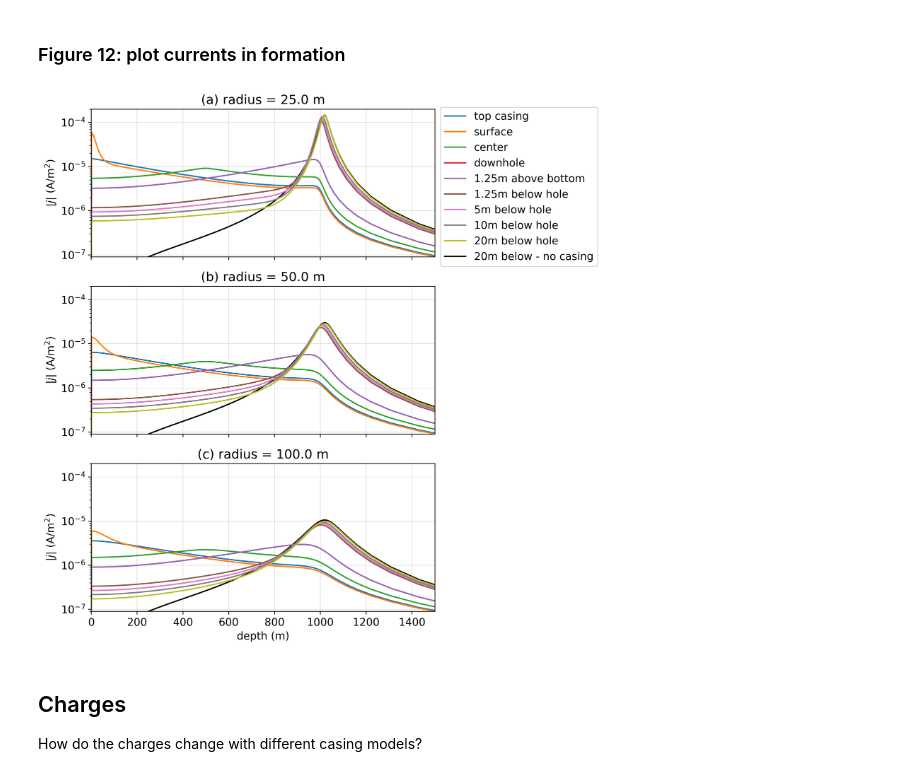
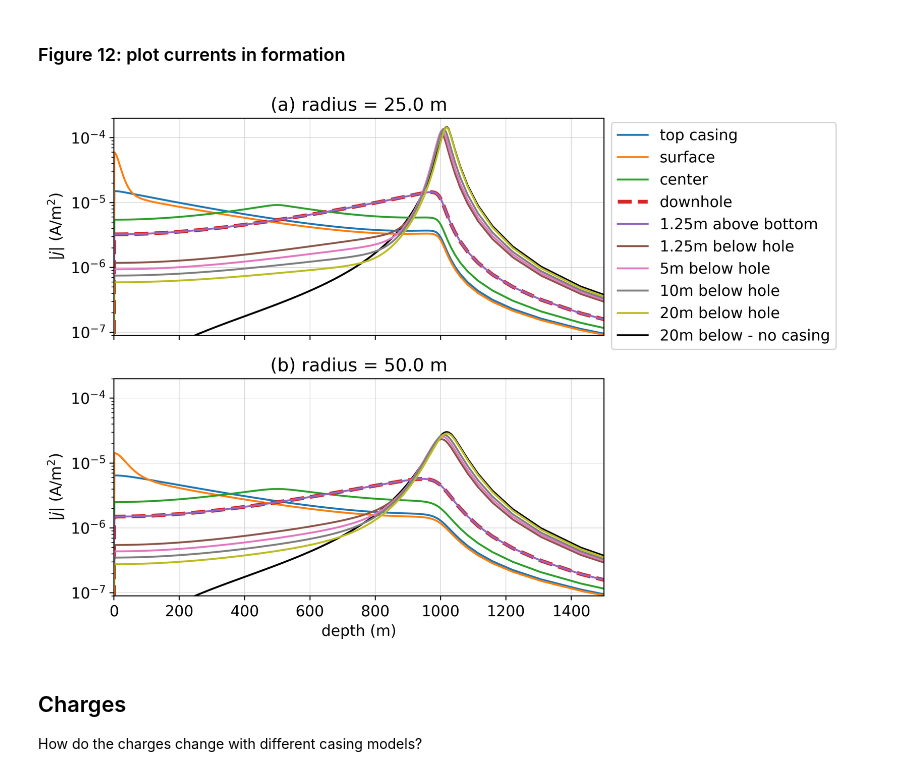
Before and after one commit to krishna999/heagy-2018-dc-casing, a Jupyter notebook: notebooks/4_DC_source_location.ipynb, the cells around one changed output. Cells and saved outputs as stored; diff of their text form; code cells hidden in the pictures.

```diff
--- a/notebooks/4_DC_source_location.ipynb
+++ b/notebooks/4_DC_source_location.ipynb
@@ -370,7 +370,8 @@ epsilon = 1e-16
 
 def plot_current_density(
     ax=None, radius=50, model='casing', theta_ind=0,
-    src_ind=0, linestyle='-', color=None, label=None
+    src_ind=0, linestyle='-', marker=None, color=None, label=None,
+    alpha=None, lw=None
 ):
 
     src = simDict[model].survey.srcList[src_ind]
@@ -385,7 +386,7 @@ def plot_current_density(
 
     ax.semilogy(
         -cylMeshGen.mesh.vectorCCz, jt, label=label, color="C{}".format(src_ind) if color is None else color,
-        ls=linestyle
+        ls=linestyle, alpha=alpha, marker=marker, lw=lw
     )
 
 def plot_current_density_multisrc(ax=None, radius=50, model='casing', theta_ind=0, linestyle='-'):
@@ -397,45 +398,49 @@ def plot_current_density_multisrc(ax=None, radius=50, model='casing', theta_ind=
     f = fieldsDict[model]
 
     for i in range(len(simDict[model].survey.srcList)):
-        plot_current_density(ax=ax, radius=radius, model=model, theta_ind=theta_ind, linestyle=linestyle, src_ind=i)
+        plot_current_density(
+            ax=ax, radius=radius, model=model, theta_ind=theta_ind, src_ind=i,
+            linestyle='--' if i == 3 else linestyle,
+            lw = 3 if i == 3 else None
+        )
 
     ax.set_ylabel('$|j|$ (A/m$^2$)')
 
     return ax
 # %%
-fig, ax = plt.subplots(3, 1, figsize=(7, 10.5), dpi=350)
-r = [25., 50., 100.]
+fig, ax = plt.subplots(2, 1, figsize=(7, 7), dpi=350)
+r = [25., 50.]  #, 100.]
 
 for i, a in enumerate(ax):
     a.set_xlim([0., 1.5*casing_l])
 #         a.legend()
     a.set_xlabel('depth (m)')
     a.set_title('({}) radius = {} m'.format(ascii_lowercase[i], r[i]))
     a.grid('both', linestyle='-', linewidth=0.4, color=[0.8, 0.8, 0.8])
     plot_current_density(ax=a, model='baseline', radius=r[i], color="k", src_ind=src_a.shape[0]-1, label= "") #"20m below - no casing")
     plot_current_density_multisrc(ax=a, radius=r[i])
     a.plot(np.nan, np.nan, label= "20m below - no casing", color="k") # hack to put the label at the bottom
 
 
-    if i < 2:
+    if i < len(r) -1 :
         a.set_xticklabels(['']*len(a.get_xticklabels()))
         a.set_xlabel('')
 
 #         a.set_ylim([6e-5, 1])
 #         a.set_ylim([1e-7, 6e-4])
 
 [a.set_ylim([9e-8, 2e-4]) for a in ax]
 # [a.set_ylim([1e-6, 1e-5]) for a in ax]
 
 
 ax[1].legend(bbox_to_anchor=[1., 1.1])
 # plt.tight_layout()
 # ax[1].set_ylim([1e-9, 1e-1])
 
 fig.savefig('../figures/electrode_location_currents', bbox_inches="tight", dpi=350)
 fig.savefig('../arxiv-figures/electrode_location_currents', bbox_inches="tight", dpi=200)
 # %% [output]
-[figure, old version]
+[figure, new version]
 # %% [markdown]
 ## Charges
 
```
Also changed, not shown: parts of 2 cells of this notebook, 44 other files.
